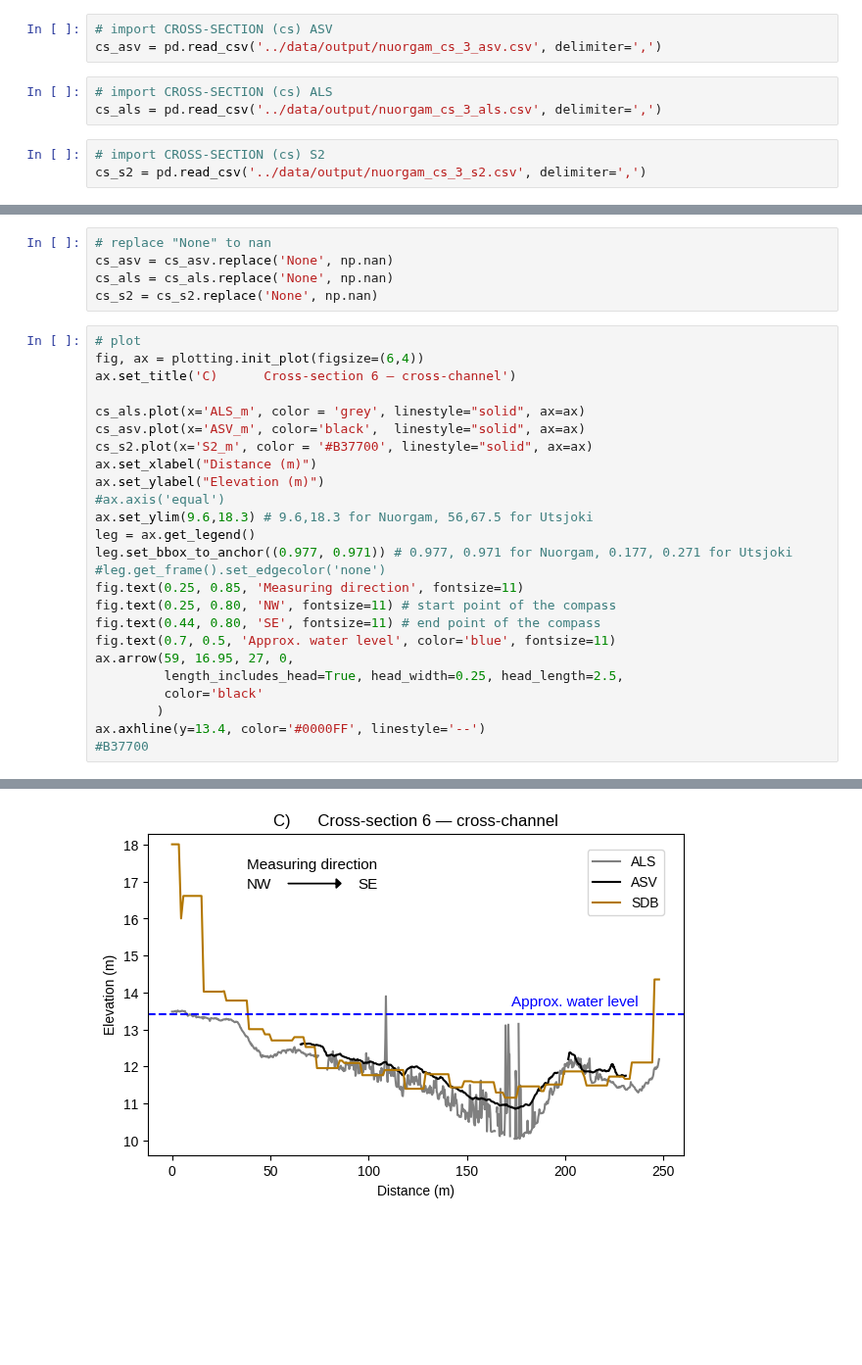
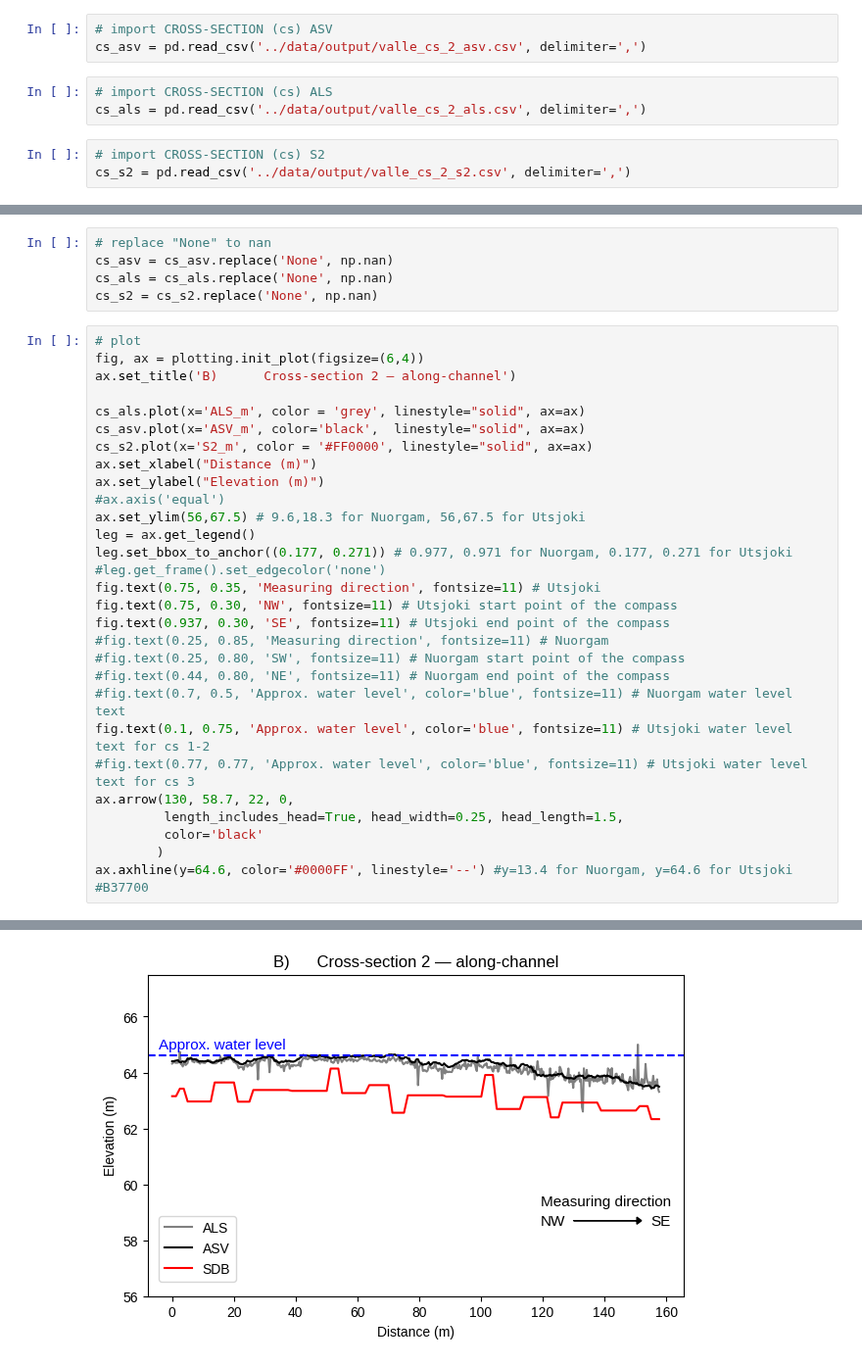
Before and after one commit to susannakukka/bathymetric-model-analysis, a Jupyter notebook: notebooks/cross-section_analysis.ipynb, the cells around one changed output, grey strips where cells are left out. Shown at 98% size. Saved outputs shown, nothing was run; the diff lists cells and outputs as text; blank space fills up the shorter version.

Commit message:
redid the cs plots with wl

```diff
--- a/notebooks/cross-section_analysis.ipynb
+++ b/notebooks/cross-section_analysis.ipynb
@@ -20,13 +20,13 @@ if use_liberation_fonts:
     })
 # %%
 # import CROSS-SECTION (cs) ASV
-cs_asv = pd.read_csv('../data/output/nuorgam_cs_3_asv.csv', delimiter=',')
+cs_asv = pd.read_csv('../data/output/valle_cs_2_asv.csv', delimiter=',')
 # %%
 # import CROSS-SECTION (cs) ALS
-cs_als = pd.read_csv('../data/output/nuorgam_cs_3_als.csv', delimiter=',')
+cs_als = pd.read_csv('../data/output/valle_cs_2_als.csv', delimiter=',')
 # %%
 # import CROSS-SECTION (cs) S2
-cs_s2 = pd.read_csv('../data/output/nuorgam_cs_3_s2.csv', delimiter=',')
+cs_s2 = pd.read_csv('../data/output/valle_cs_2_s2.csv', delimiter=',')
 # %%
 # check
 cs_asv
@@ -89,30 +89,35 @@ cs_s2 = cs_s2.replace('None', np.nan)
 # %%
 # plot
 fig, ax = plotting.init_plot(figsize=(6,4))
-ax.set_title('C)      Cross-section 6 — cross-channel')
+ax.set_title('B)      Cross-section 2 — along-channel')
 
 cs_als.plot(x='ALS_m', color = 'grey', linestyle="solid", ax=ax)
 cs_asv.plot(x='ASV_m', color='black',  linestyle="solid", ax=ax)
-cs_s2.plot(x='S2_m', color = '#B37700', linestyle="solid", ax=ax)
+cs_s2.plot(x='S2_m', color = '#FF0000', linestyle="solid", ax=ax)
 ax.set_xlabel("Distance (m)")
 ax.set_ylabel("Elevation (m)")
 #ax.axis('equal')
-ax.set_ylim(9.6,18.3) # 9.6,18.3 for Nuorgam, 56,67.5 for Utsjoki
+ax.set_ylim(56,67.5) # 9.6,18.3 for Nuorgam, 56,67.5 for Utsjoki
 leg = ax.get_legend()
-leg.set_bbox_to_anchor((0.977, 0.971)) # 0.977, 0.971 for Nuorgam, 0.177, 0.271 for Utsjoki
+leg.set_bbox_to_anchor((0.177, 0.271)) # 0.977, 0.971 for Nuorgam, 0.177, 0.271 for Utsjoki
 #leg.get_frame().set_edgecolor('none')
-fig.text(0.25, 0.85, 'Measuring direction', fontsize=11)
-fig.text(0.25, 0.80, 'NW', fontsize=11) # start point of the compass
-fig.text(0.44, 0.80, 'SE', fontsize=11) # end point of the compass
-fig.text(0.7, 0.5, 'Approx. water level', color='blue', fontsize=11)
-ax.arrow(59, 16.95, 27, 0,
-         length_includes_head=True, head_width=0.25, head_length=2.5,
+fig.text(0.75, 0.35, 'Measuring direction', fontsize=11) # Utsjoki
+fig.text(0.75, 0.30, 'NW', fontsize=11) # Utsjoki start point of the compass
+fig.text(0.937, 0.30, 'SE', fontsize=11) # Utsjoki end point of the compass
+#fig.text(0.25, 0.85, 'Measuring direction', fontsize=11) # Nuorgam
+#fig.text(0.25, 0.80, 'SW', fontsize=11) # Nuorgam start point of the compass
+#fig.text(0.44, 0.80, 'NE', fontsize=11) # Nuorgam end point of the compass
+#fig.text(0.7, 0.5, 'Approx. water level', color='blue', fontsize=11) # Nuorgam water level text
+fig.text(0.1, 0.75, 'Approx. water level', color='blue', fontsize=11) # Utsjoki water level text for cs 1-2
+#fig.text(0.77, 0.77, 'Approx. water level', color='blue', fontsize=11) # Utsjoki water level text for cs 3
+ax.arrow(130, 58.7, 22, 0,
+         length_includes_head=True, head_width=0.25, head_length=1.5,
          color='black'
         )
-ax.axhline(y=13.4, color='#0000FF', linestyle='--')
+ax.axhline(y=64.6, color='#0000FF', linestyle='--') #y=13.4 for Nuorgam, y=64.6 for Utsjoki
 #B37700
 # %% [output]
 <matplotlib.lines.Line2D at 0x...>
-[figure, old version]
+[figure, new version]
 # %%
 # save as png
```
Also changed, not shown: parts of 4 cells of this notebook, 6 other files.
